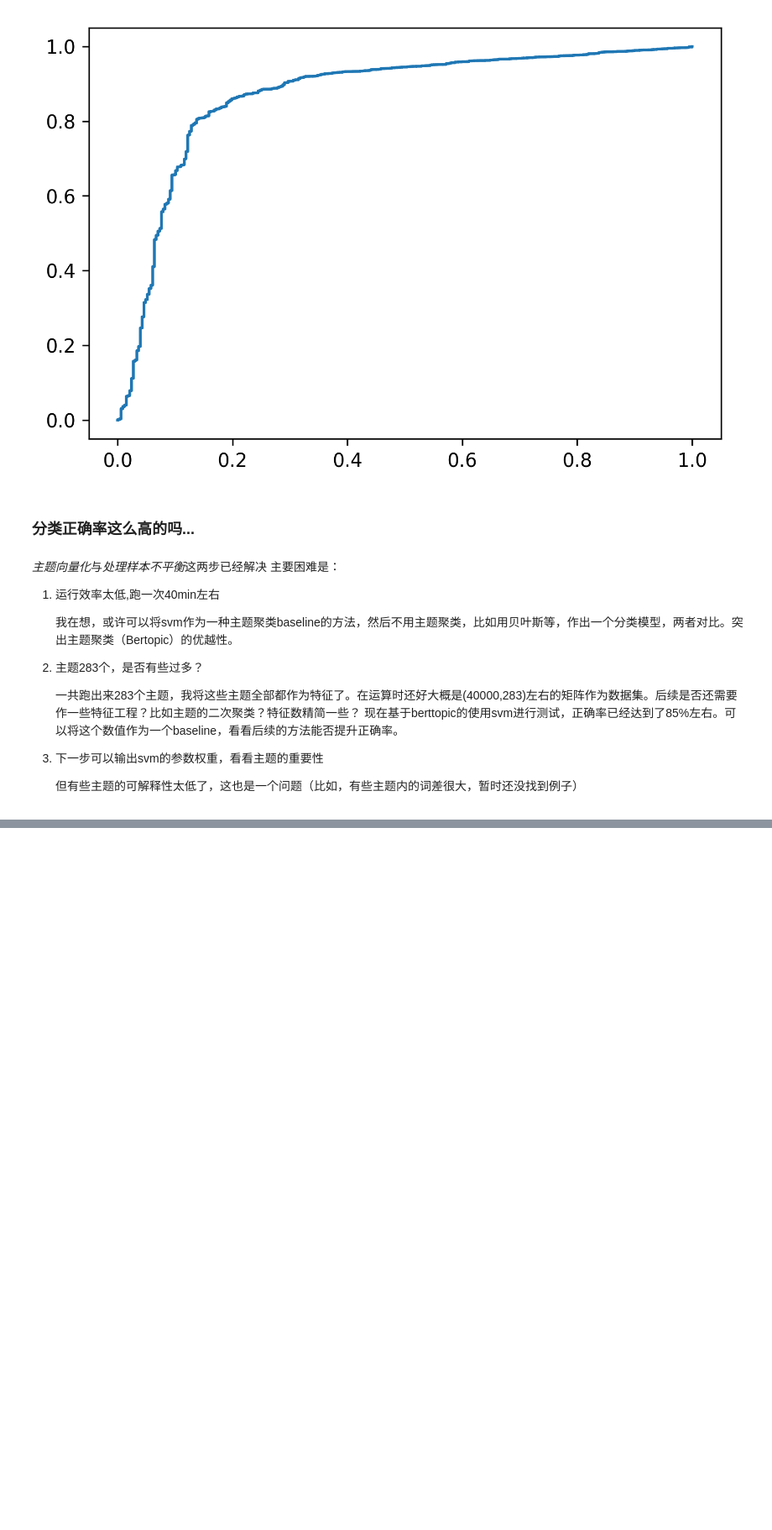
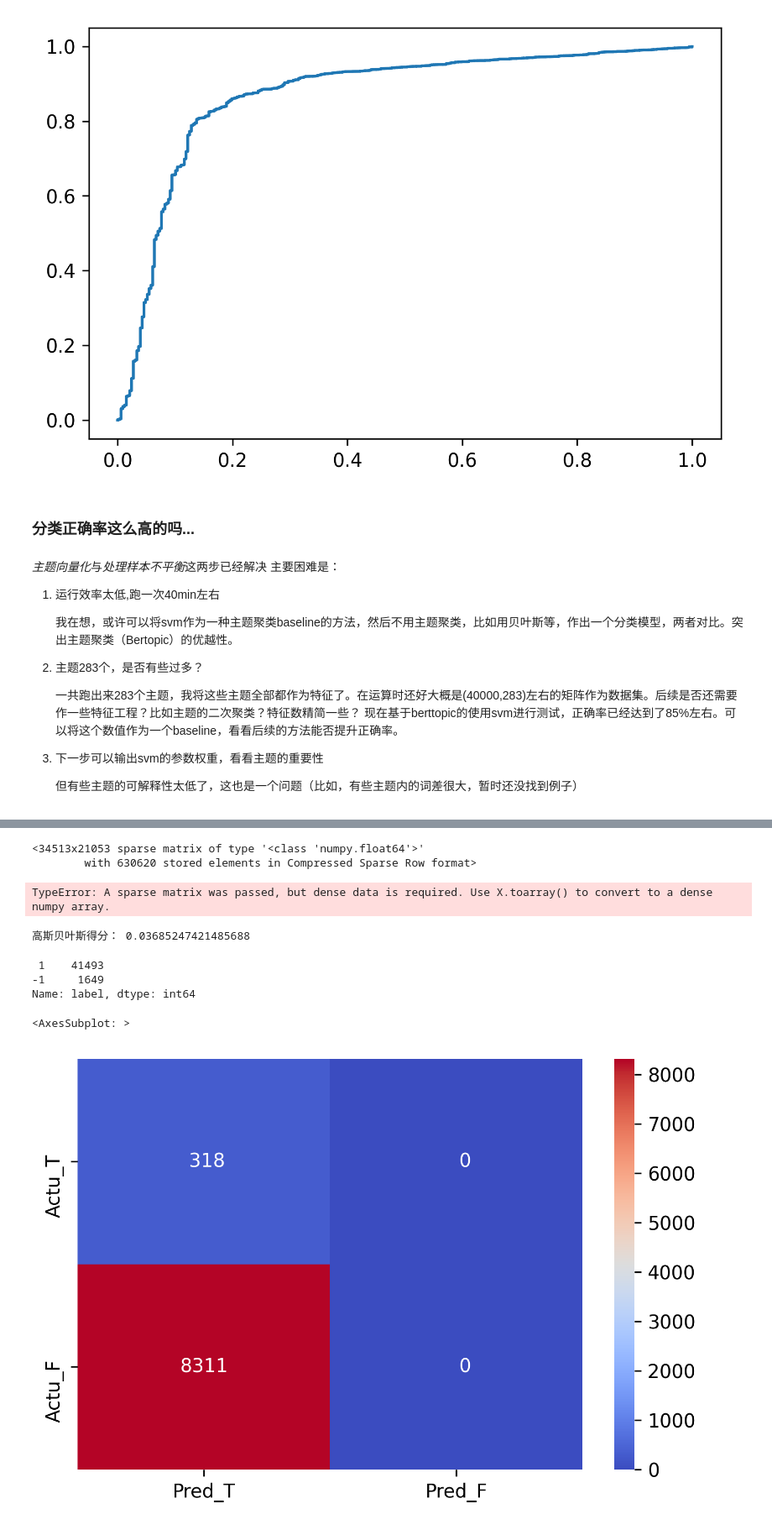
Before and after one commit to zjy-levi/sunshaolong, a Jupyter notebook: tripadvisor_code/文本处理.ipynb, the cells around one changed output, grey strips where cells are left out. Shown at 84% size. Drawn from its saved outputs; the diff is of its cells as text; code cells hidden in the pictures; blank space fills up the shorter version.

```diff
--- a/tripadvisor_code/文本处理.ipynb
+++ b/tripadvisor_code/文本处理.ipynb
@@ -403,0 +445,46 @@ plt.plot(fpr,tpr)
+# %%
+from sklearn.naive_bayes import GaussianNB
+from sklearn.pipeline import Pipeline
+from sklearn.feature_extraction.text import CountVectorizer,TfidfTransformer
+# 中文词袋
+wordbags=r'(?u)\b\w+\b'
+cntvec=CountVectorizer(token_pattern=wordbags)
+X_cv=cntvec.fit_transform(X_train)
+# %%
+tfidf=TfidfTransformer(sublinear_tf=True)
+X_tf=tfidf.fit_transform(X_cv)
+# %%
+X_tf
+# %% [output]
+<34513x21053 sparse matrix of type '<class 'numpy.float64'>'
+        with 630620 stored elements in Compressed Sparse Row format>
+# %%
+gnb=GaussianNB()
+gnb.fit(X_tf.toarray(),y_train)
+# %% [output]
+TypeError: A sparse matrix was passed, but dense data is required. Use X.toarray() to convert to a dense numpy array.
+# %%
+X_test_cv=cntvec.transform(X_test)
+X_test_tf=tfidf.transform(X_test_cv)
+y_pred=gnb.predict(X_test_tf.toarray())
+# %%
+print('高斯贝叶斯得分：',gnb.score(X_test_tf.toarray(),y_test))
+# %% [output]
+高斯贝叶斯得分： 0.03685247421485688
+# %%
+pd.Series(y_pred).value_counts()
+y.value_counts()
+# %% [output]
+ 1    41493
+-1     1649
+Name: label, dtype: int64
+# %%
+from sklearn.metrics import confusion_matrix
+import matplotlib.pyplot as plt
+import seaborn as sns
+# y_pred=gnb.predict(X_test)
+plt.figure(dpi=300)
+sns.heatmap(confusion_matrix(y_test,y_pred),fmt='4d',xticklabels=['Pred_T','Pred_F'], yticklabels=['Actu_T','Actu_F'], cmap="coolwarm",annot=True)
+# %% [output]
+<AxesSubplot: >
+[figure, added]
```
Also changed, not shown: parts of 6 cells of this notebook.
